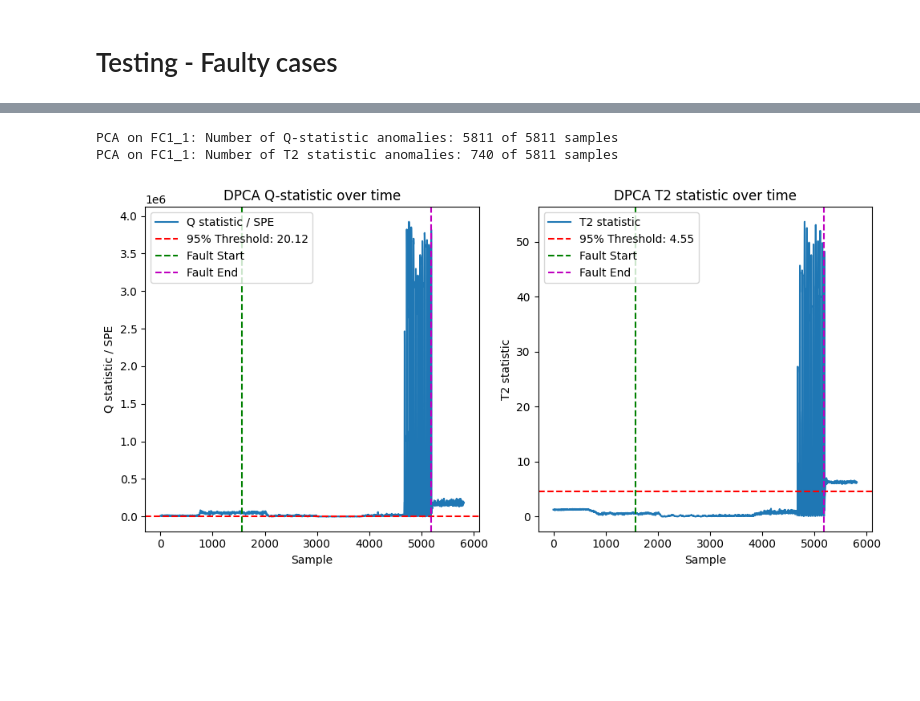
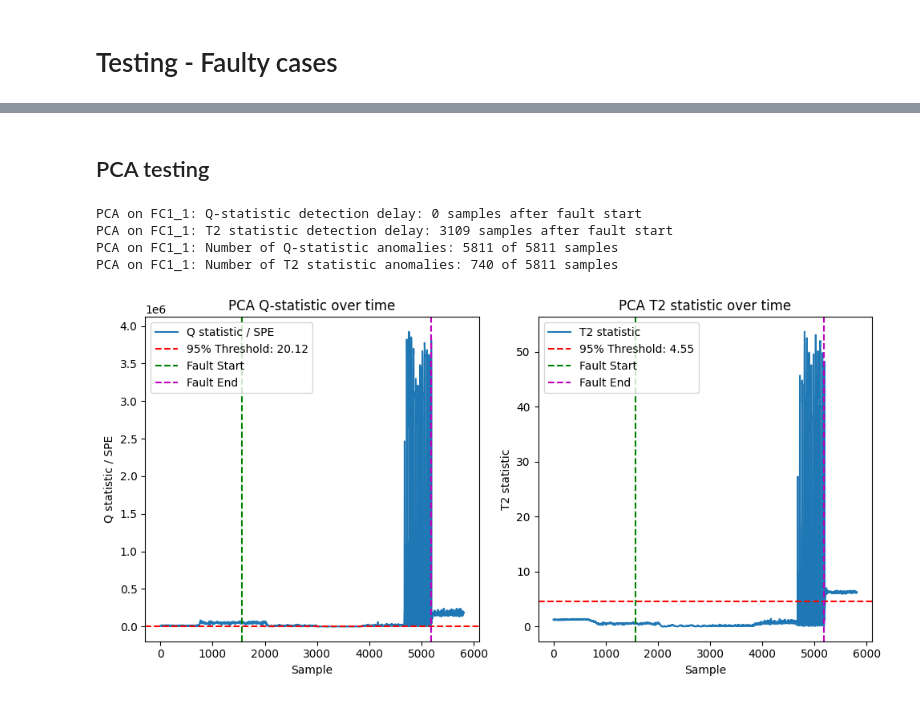
Before and after one commit to PeterAndersen-sdu/Fault-detection-project, a Jupyter notebook: main.ipynb, the cells around one changed output, grey strips where cells are left out. Saved outputs shown, nothing was run; the diff lists cells and outputs as text; code cells hidden in the pictures; blank space fills up the shorter version.

Commit message:
testing and shewhart to main.ipynb

```diff
--- a/main.ipynb
+++ b/main.ipynb
@@ -248,39 +329,55 @@ Z_dpca.head()
+# %% [markdown]
+## PCA testing
 # %%
-X_FC1_1 = FC1sets["Set1_1"].sensors
-Z_FC1_1 = pca_transform(X_FC1_1, pca_model)
-q_FC1_1 = q_statistic(X_FC1_1, Z_FC1_1)
-t2_FC1_1 = t2_statistic(Z_FC1_1)
+# A single test on FaultyCase1 Set1_1
+PCA_X_FC1_1 = FC1sets["Set1_1"].sensors
+PCA_Z_FC1_1 = pca_transform(PCA_X_FC1_1, pca_model)
+PCA_q_FC1_1 = q_statistic(PCA_X_FC1_1, PCA_Z_FC1_1)
+PCA_t2_FC1_1 = t2_statistic(PCA_Z_FC1_1)
+
+# Alarms - detection delay after fault start
+fault_start = SEfc1_1[0]
+q_alarm_indices = np.where(PCA_q_FC1_1 > threshold_q_pca)[0]
+t2_alarm_indices = np.where(PCA_t2_FC1_1 > threshold_t2_pca)[0]
+
+q_detection_delay = q_alarm_indices[q_alarm_indices >= fault_start][0] - fault_start
+t2_detection_delay = t2_alarm_indices[t2_alarm_indices >= fault_start][0] - fault_start
+print(f"PCA on FC1_1: Q-statistic detection delay: {q_detection_delay} samples after fault start")
+print(f"PCA on FC1_1: T2 statistic detection delay: {t2_detection_delay} samples after fault start")
+
 
 # How many of all samples are over the thresholds?
-n_q_anomalies = np.sum(q_FC1_1 > threshold_q_pca)
-n_t2_anomalies = np.sum(t2_FC1_1 > threshold_t2_pca)
-print(f"PCA on FC1_1: Number of Q-statistic anomalies: {n_q_anomalies} of {len(q_FC1_1)} samples")
-print(f"PCA on FC1_1: Number of T2 statistic anomalies: {n_t2_anomalies} of {len(t2_FC1_1)} samples")
+n_q_anomalies = np.sum(PCA_q_FC1_1 > threshold_q_pca)
+n_t2_anomalies = np.sum(PCA_t2_FC1_1 > threshold_t2_pca)
+print(f"PCA on FC1_1: Number of Q-statistic anomalies: {n_q_anomalies} of {len(PCA_q_FC1_1)} samples")
+print(f"PCA on FC1_1: Number of T2 statistic anomalies: {n_t2_anomalies} of {len(PCA_t2_FC1_1)} samples")
 
 # Plot Q-statistic and T2 statistic over time with thresholds
 plt.figure(figsize=(10, 5))
 plt.subplot(1, 2, 1)
-plt.plot(q_FC1_1, label='Q statistic / SPE')
+plt.plot(PCA_q_FC1_1, label='Q statistic / SPE')
 plt.axhline(y=threshold_q_pca, color='r', linestyle='--', label=f'95% Threshold: {threshold_q_pca:.2f}')
 plt.axvline(x=SEfc1_1[0], color='g', linestyle='--', label='Fault Start')
 plt.axvline(x=SEfc1_1[1], color='m', linestyle='--', label='Fault End')
 plt.xlabel("Sample")
 plt.ylabel("Q statistic / SPE")
-plt.title("DPCA Q-statistic over time")
+plt.title("PCA Q-statistic over time")
 plt.legend()
 plt.subplot(1, 2, 2)
-plt.plot(t2_FC1_1, label='T2 statistic')
+plt.plot(PCA_t2_FC1_1, label='T2 statistic')
 plt.axhline(y=threshold_t2_pca, color='r', linestyle='--', label=f'95% Threshold: {threshold_t2_pca:.2f}')
 plt.axvline(x=SEfc1_1[0], color='g', linestyle='--', label='Fault Start')
 plt.axvline(x=SEfc1_1[1], color='m', linestyle='--', label='Fault End')
 plt.xlabel("Sample")
 plt.ylabel("T2 statistic")
-plt.title("DPCA T2 statistic over time")
+plt.title("PCA T2 statistic over time")
 plt.legend()
 plt.tight_layout()
 plt.show()
 # %% [output]
+PCA on FC1_1: Q-statistic detection delay: 0 samples after fault start
+PCA on FC1_1: T2 statistic detection delay: 3109 samples after fault start
 PCA on FC1_1: Number of Q-statistic anomalies: 5811 of 5811 samples
 PCA on FC1_1: Number of T2 statistic anomalies: 740 of 5811 samples
-[figure, old version]
+[figure, new version]
 # %%
```
Also changed, not shown: parts of 15 cells of this notebook.
